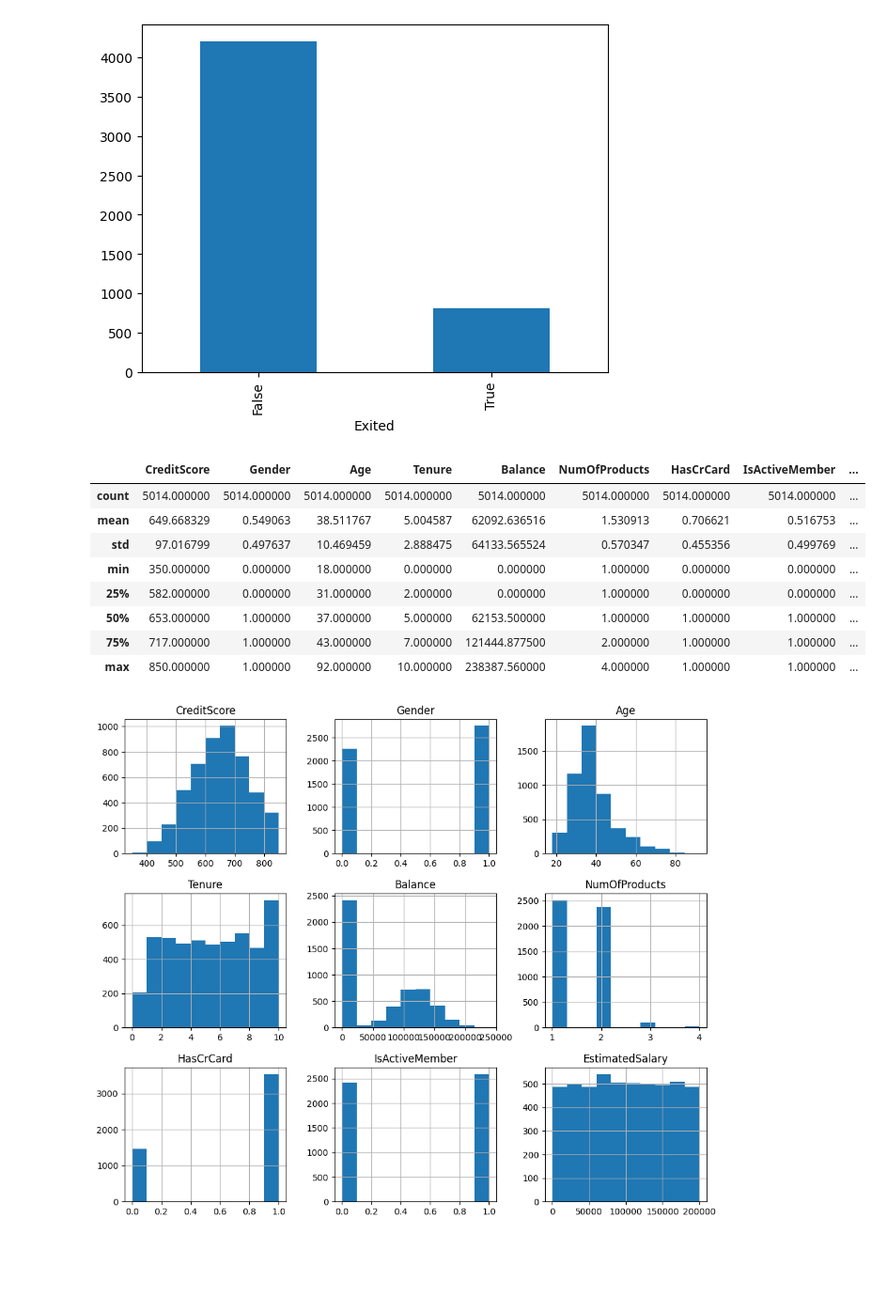
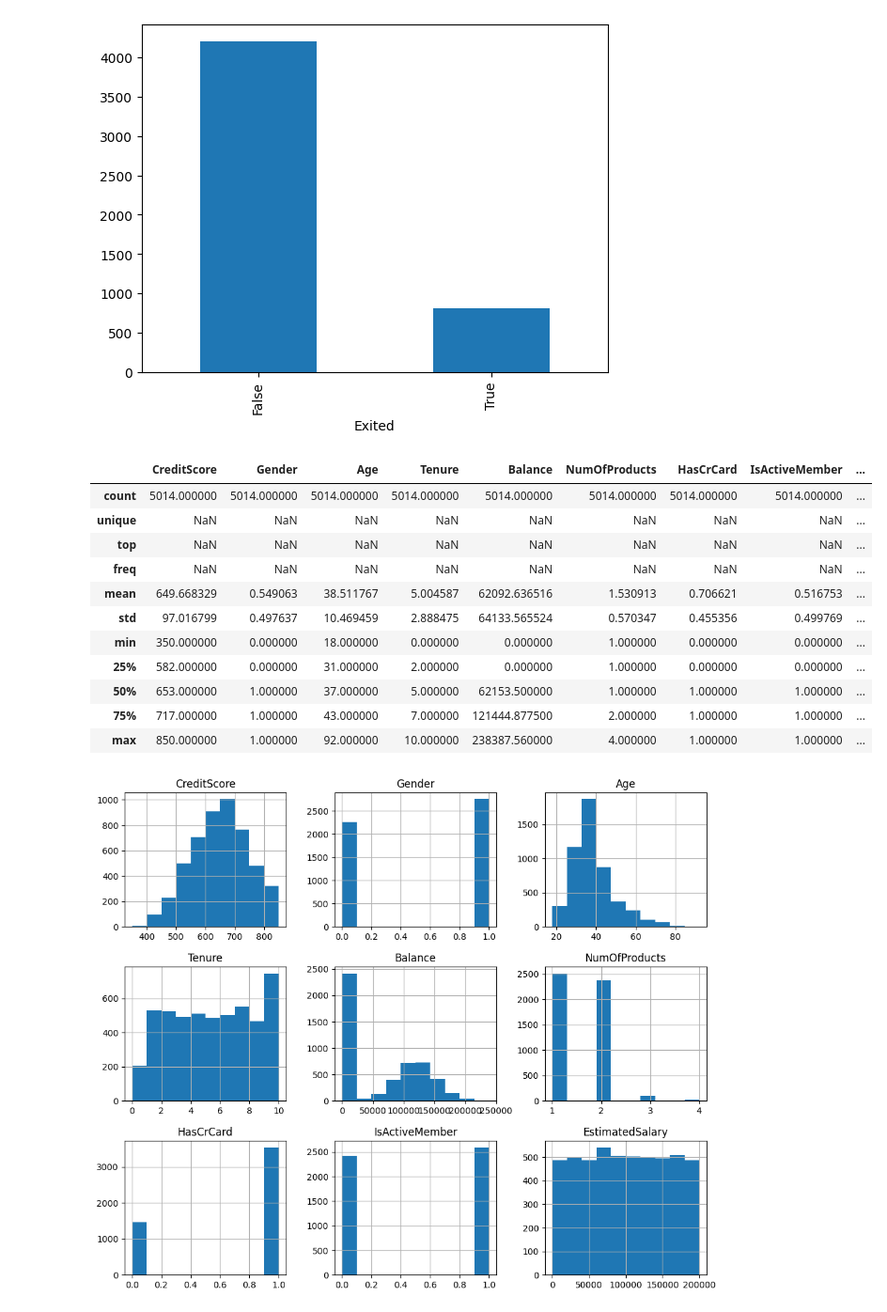
Before and after one commit to koltrakak-learning-repos/MLDM_learning_repo, a Jupyter notebook: Machine Learning/labs/Lab-topic-3c-using-several-class/lab3c-using-several-class-nocode.ipynb, the cells around one changed output. Shown at 94% size. Cells and saved outputs as stored; diff of their text form; code cells hidden in the pictures; blank space fills up the shorter version.

```diff
--- a/Machine Learning/labs/Lab-topic-3c-using-several-class/lab3c-using-several-class-nocode.ipynb
+++ b/Machine Learning/labs/Lab-topic-3c-using-several-class/lab3c-using-several-class-nocode.ipynb
@@ -76,10 +76,13 @@ plt.show()
 [figure]
 # %%
 # display here some exploration output
-df.describe()
+df.describe(include="all")
 # %% [output]
 |  | CreditScore | Gender | Age | Tenure | Balance | NumOfProducts | HasCrCard | IsActiveMember | ... |
 | count | 5014.000000 | 5014.000000 | 5014.000000 | 5014.000000 | 5014.000000 | 5014.000000 | 5014.000000 | 5014.000000 | ... |
+| unique | NaN | NaN | NaN | NaN | NaN | NaN | NaN | NaN | ... |
+| top | NaN | NaN | NaN | NaN | NaN | NaN | NaN | NaN | ... |
+| freq | NaN | NaN | NaN | NaN | NaN | NaN | NaN | NaN | ... |
 | mean | 649.668329 | 0.549063 | 38.511767 | 5.004587 | 62092.636516 | 1.530913 | 0.706621 | 0.516753 | ... |
 | std | 97.016799 | 0.497637 | 10.469459 | 2.888475 | 64133.565524 | 0.570347 | 0.455356 | 0.499769 | ... |
 | min | 350.000000 | 0.000000 | 18.000000 | 0.000000 | 0.000000 | 1.000000 | 0.000000 | 0.000000 | ... |
```
Also changed, not shown: parts of 3 cells of this notebook, 3 other files.
